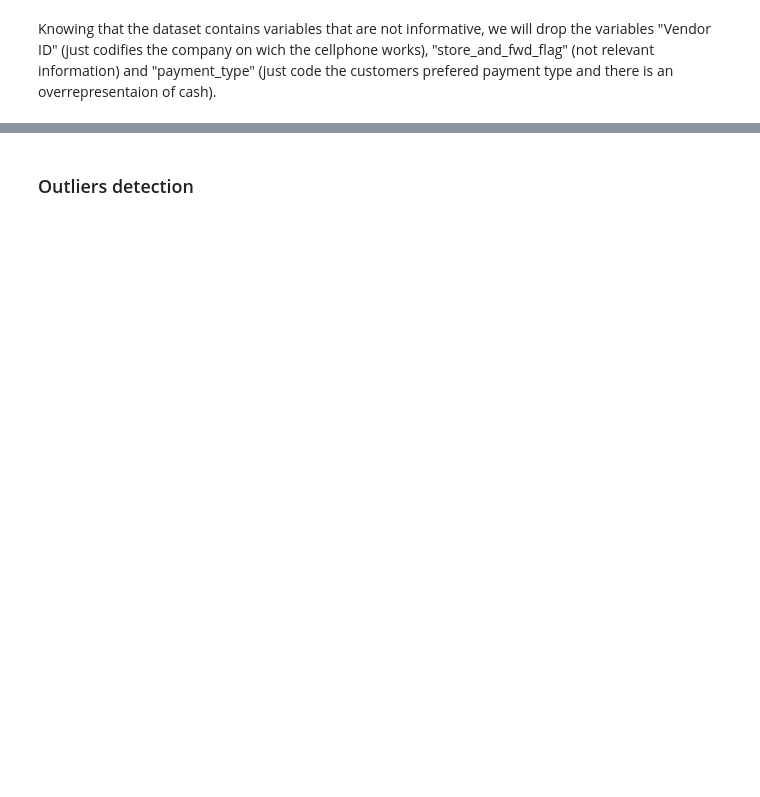
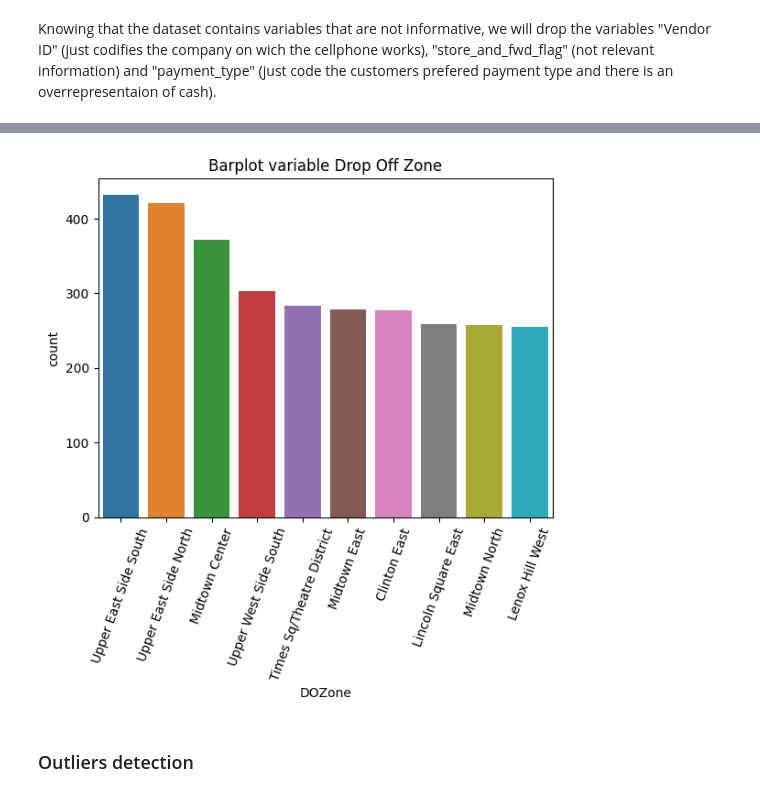
Before and after one commit to andres-mart/FinalProject, a Jupyter notebook: EDA.ipynb, the cells around one changed output, grey strips where cells are left out. Cells and saved outputs as stored; diff of their text form; code cells hidden in the pictures; blank space fills up the shorter version.

```diff
--- a/EDA.ipynb
+++ b/EDA.ipynb
@@ -267,3 +249,13 @@ THe most frequent value is EWR (94.17 %), followed by Boro Zone (5.69%)
+# %%
+#Plot DOZone
+fig = plt.figure()
+ax = plt.axes()
+ax = sns.barplot(x= grouping_DO_df["DOZone"], y = grouping_DO_df["count"], data=grouping_DO_df)
+plt.xticks(rotation=70)
+plt.title("Barplot variable Drop Off Zone")
+plt.show()
+# %% [output]
+[figure, added]
 # %%
 df_subset = df_subset.drop(["store_and_fwd_flag"], axis=1)
 # %% [markdown]
```
Also changed, not shown: parts of 33 cells of this notebook.
